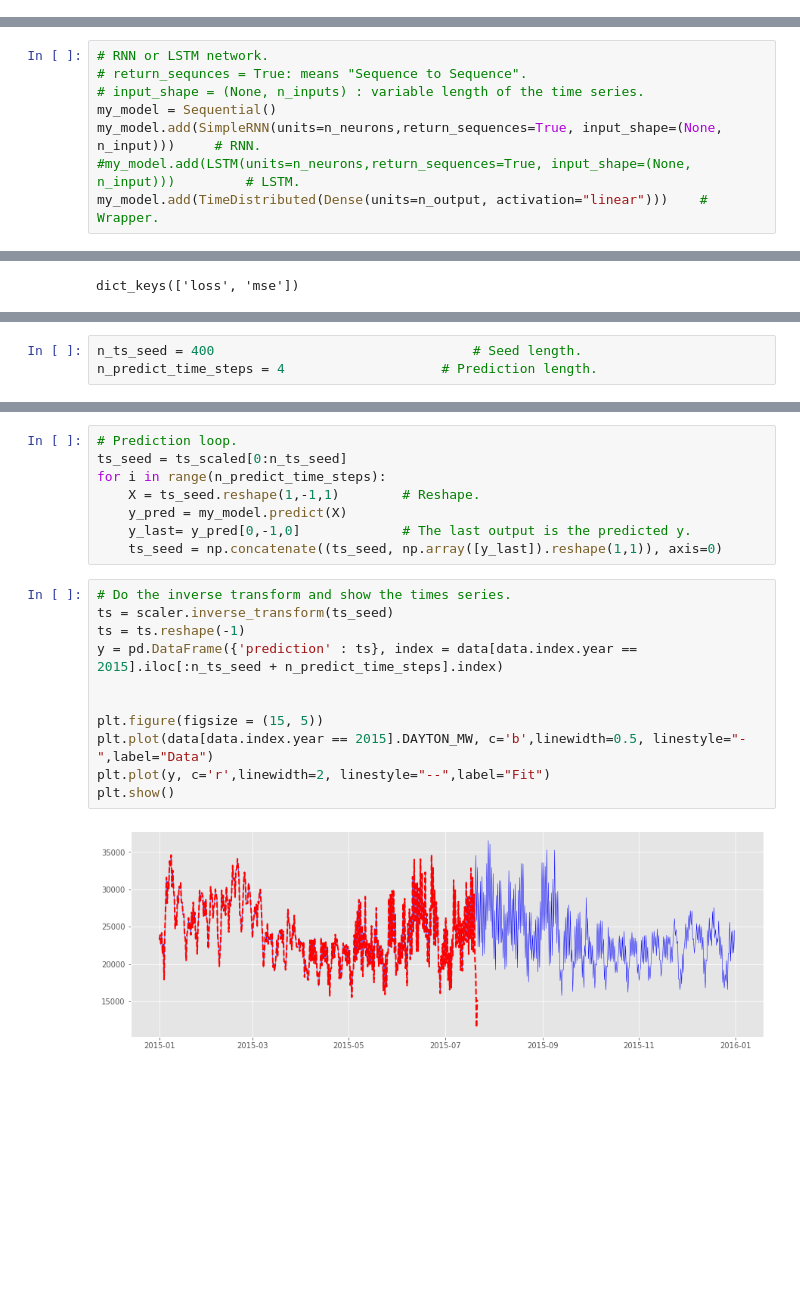
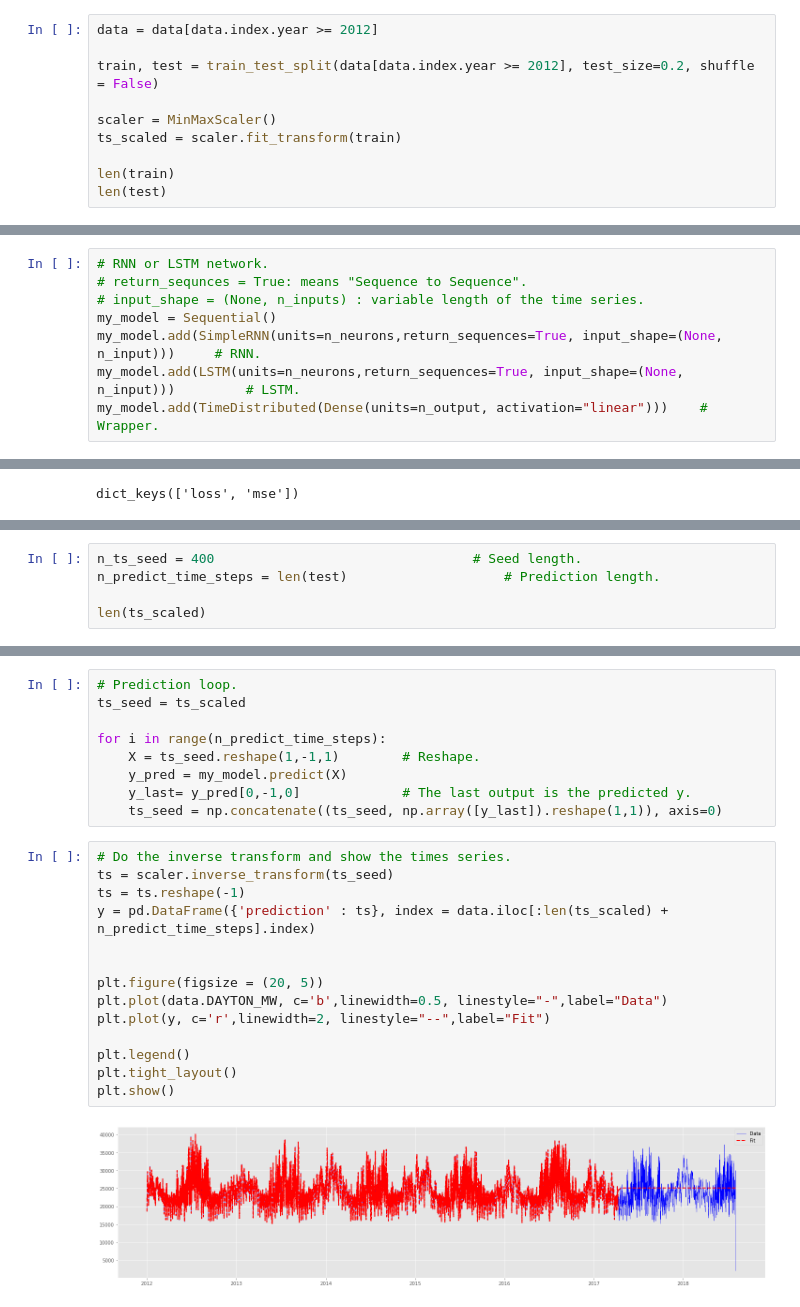
Before and after one commit to rafalopes74/EnergyConsumptionAI, a Jupyter notebook: EnergyConsumption.ipynb, the cells around one changed output, grey strips where cells are left out. Saved outputs shown, nothing was run; the diff lists cells and outputs as text; blank space fills up the shorter version.

```diff
--- a/EnergyConsumption.ipynb
+++ b/EnergyConsumption.ipynb
@@ -221,0 +185,10 @@ ts_scaled = scaler.fit_transform(data[data.index.year == 2015])
+# %%
+data = data[data.index.year >= 2012]
+
+train, test = train_test_split(data[data.index.year >= 2012], test_size=0.2, shuffle = False)
+
+scaler = MinMaxScaler()
+ts_scaled = scaler.fit_transform(train)
+
+len(train)
+len(test)
@@ -257,7 +213,7 @@ n_output = 1                      # Scalar output.
 # input_shape = (None, n_inputs) : variable length of the time series.
 my_model = Sequential()
 my_model.add(SimpleRNN(units=n_neurons,return_sequences=True, input_shape=(None, n_input)))     # RNN.
-#my_model.add(LSTM(units=n_neurons,return_sequences=True, input_shape=(None, n_input)))         # LSTM.
+my_model.add(LSTM(units=n_neurons,return_sequences=True, input_shape=(None, n_input)))         # LSTM.
 my_model.add(TimeDistributed(Dense(units=n_output, activation="linear")))    # Wrapper.
 # %%
 # View the summary.
@@ -301,3 +262,5 @@ plt.show()
 # %%
 n_ts_seed = 400                                 # Seed length.
-n_predict_time_steps = 4                    # Prediction length.
+n_predict_time_steps = len(test)                    # Prediction length.
+
+len(ts_scaled)
@@ -304,6 +269,7 @@ n_predict_time_steps = 4                    # Prediction length.
 # %%
 # Prediction loop.
-ts_seed = ts_scaled[0:n_ts_seed]
+ts_seed = ts_scaled
+
 for i in range(n_predict_time_steps):
     X = ts_seed.reshape(1,-1,1)        # Reshape.
     y_pred = my_model.predict(X)
@@ -312,13 +278,16 @@ for i in range(n_predict_time_steps):
 # %%
 # Do the inverse transform and show the times series.
 ts = scaler.inverse_transform(ts_seed)
 ts = ts.reshape(-1)
-y = pd.DataFrame({'prediction' : ts}, index = data[data.index.year == 2015].iloc[:n_ts_seed + n_predict_time_steps].index)
+y = pd.DataFrame({'prediction' : ts}, index = data.iloc[:len(ts_scaled) + n_predict_time_steps].index)
 
 
-plt.figure(figsize = (15, 5))
-plt.plot(data[data.index.year == 2015].DAYTON_MW, c='b',linewidth=0.5, linestyle="-",label="Data")
+plt.figure(figsize = (20, 5))
+plt.plot(data.DAYTON_MW, c='b',linewidth=0.5, linestyle="-",label="Data")
 plt.plot(y, c='r',linewidth=2, linestyle="--",label="Fit")
+
+plt.legend()
+plt.tight_layout()
 plt.show()
 # %% [output]
-[figure, old version]
+[figure, new version]
```
Also changed, not shown: parts of 15 cells of this notebook.
